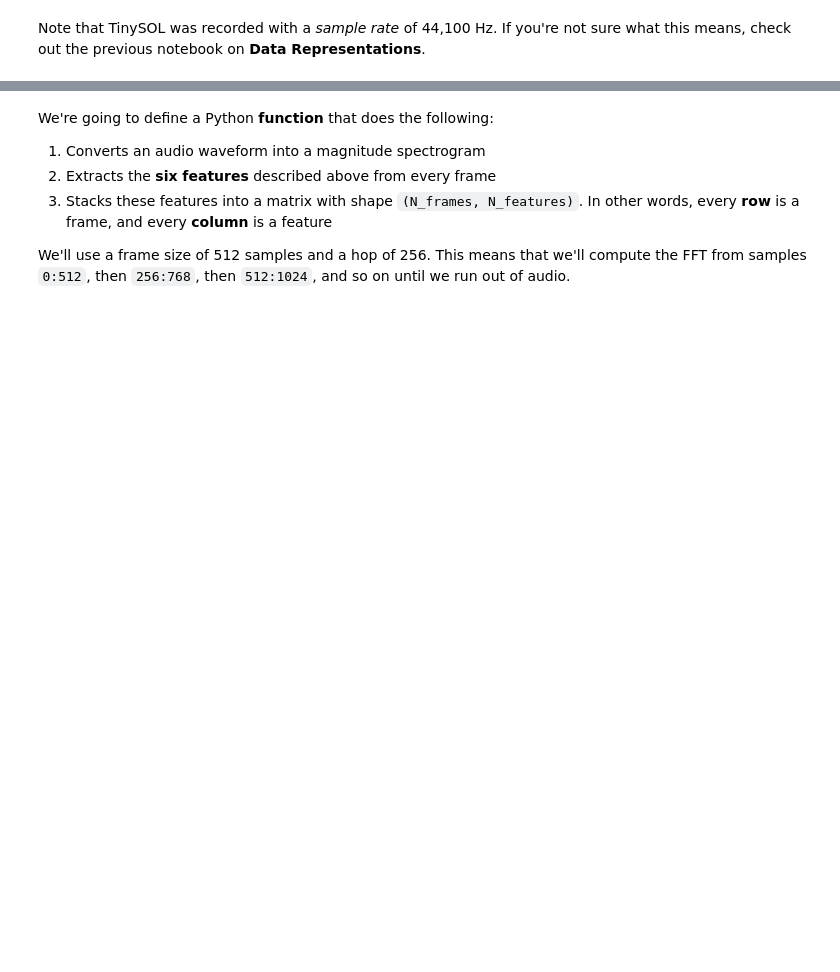
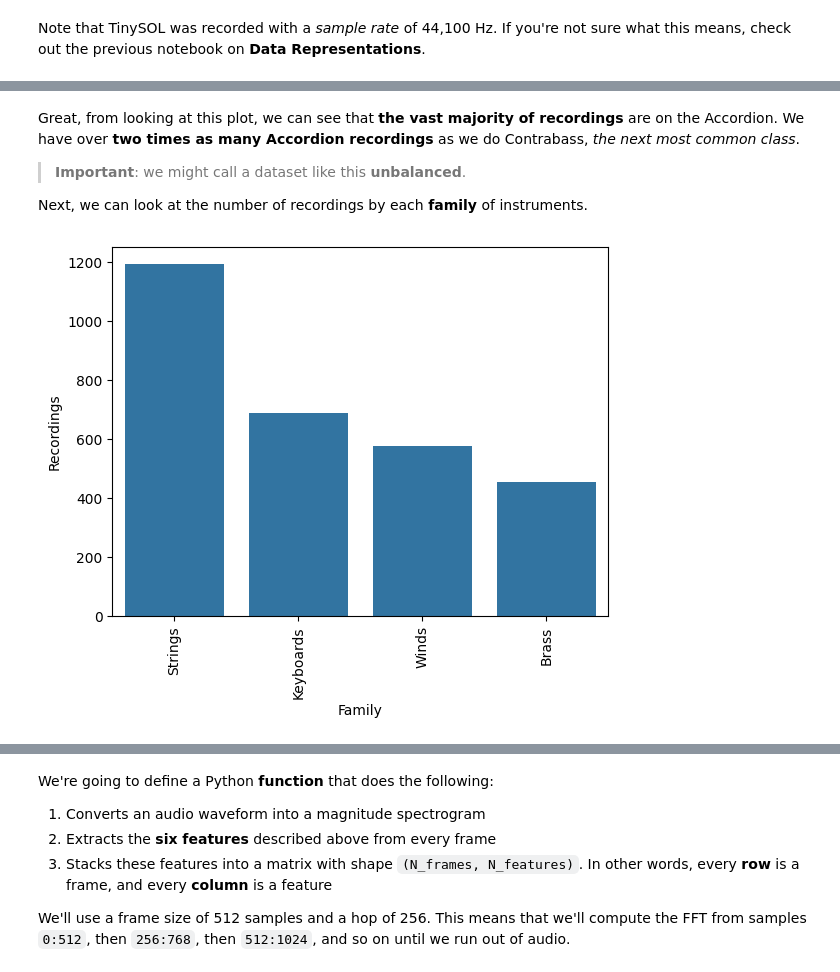
Before and after one commit to musicinformationretrieval/epsrc-ai-pipeline, a Jupyter notebook: 2_learning_paradigms.ipynb, the cells around one changed output, grey strips where cells are left out. Drawn from its saved outputs; the diff is of its cells as text; code cells hidden in the pictures; blank space fills up the shorter version.

```diff
--- a/2_learning_paradigms.ipynb
+++ b/2_learning_paradigms.ipynb
@@ -104,0 +131,17 @@ Note that TinySOL was recorded with a *sample rate* of 44,100 Hz. If you're not
+# %% [markdown]
+Great, from looking at this plot, we can see that **the vast majority of recordings** are on the Accordion. We have over **two times as many Accordion recordings** as we do Contrabass, *the next most common class*.
+
+> **Important**: we might call a dataset like this **unbalanced**.
+
+Next, we can look at the number of recordings by each **family** of instruments.
+# %%
+fams = [rec.family for rec in tinysol.load_tracks().values()]
+
+# Note that this code is unchanged from the previous cell
+res = pd.Series(fams).value_counts().reset_index(drop=False)
+sns.barplot(data=res, x="index", y="count")
+plt.xticks(rotation=90)
+plt.gca().set(xlabel="Family", ylabel="Recordings")
+plt.show()
+# %% [output]
+[figure, added]
```
Also changed, not shown: parts of 116 cells of this notebook.
